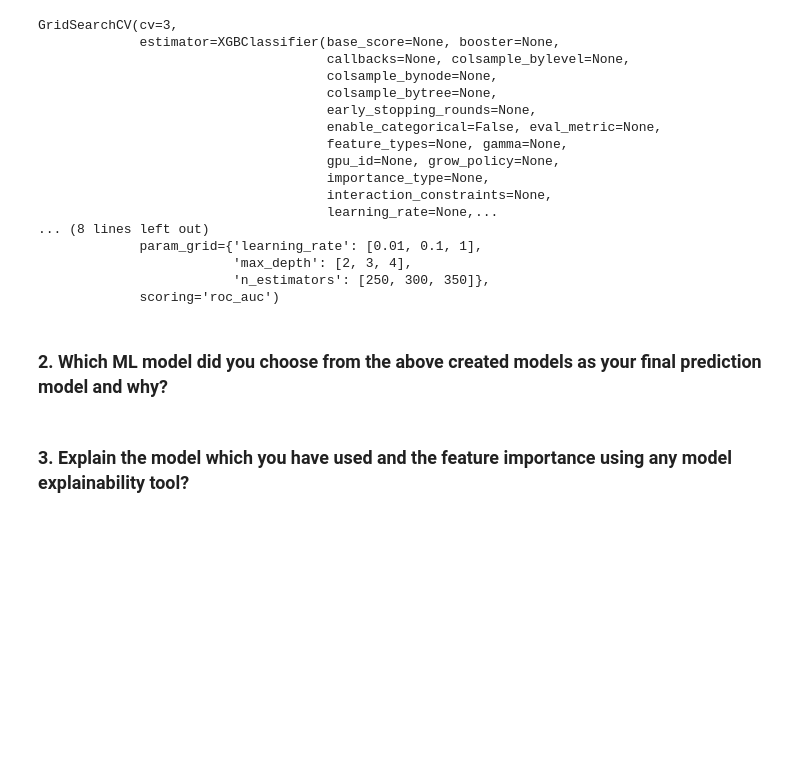
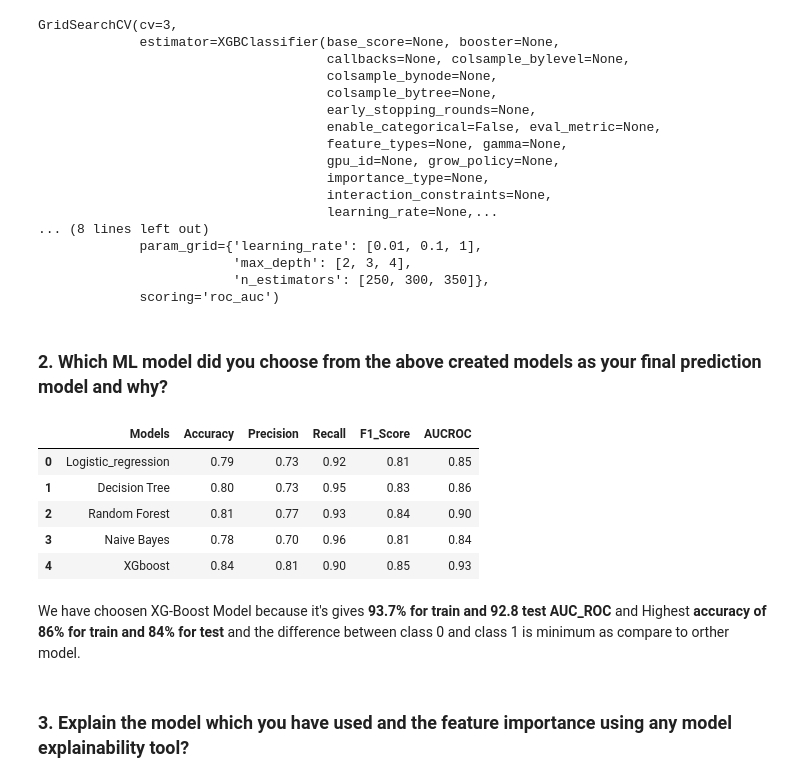
Before and after one commit to Asif-Ansari-bbl/HEALTH-INSURENCE-CROSS-SELL-PREDICTION, a Jupyter notebook: HEALTH_INSURANCE_CROSS_SELL_PREDICTION.ipynb, the cells around one changed output. Cells and saved outputs as stored; diff of their text form; code cells hidden in the pictures; blank space fills up the shorter version.

```diff
--- a/HEALTH_INSURANCE_CROSS_SELL_PREDICTION.ipynb
+++ b/HEALTH_INSURANCE_CROSS_SELL_PREDICTION.ipynb
@@ -1606,3 +1645,33 @@ GridSearchCV(cv=3,
+# %%
+# Storing different regression metrics in order to make dataframe and compare them
+models = ["Logistic_regression","Decision Tree",'Random Forest', 'Naive Bayes',"XGboost"]
+Accuracy =  [0.79,  0.80, 0.81, 0.78, 0.84]
+Precision = [0.73,  0.73, 0.77, 0.70, 0.81]
+Recall =    [0.92,  0.95, 0.93, 0.96, 0.90]
+F1_Score=   [0.81,  0.83, 0.84, 0.81, 0.85]
+AUCROC =    [0.85,  0.86, 0.90, 0.84, 0.93]
+
+# Create dataframe from the lists
+data = {'Models': models,
+        'Accuracy' : Accuracy,
+        'Precision': Precision,
+        'Recall': Recall,
+        'F1_Score': F1_Score,
+        'AUCROC': AUCROC,
+       }
+metric_df = pd.DataFrame(data)
+
+# Printing dataframe
+metric_df
+# %% [output]
+|  | Models | Accuracy | Precision | Recall | F1_Score | AUCROC |
+| 0 | Logistic_regression | 0.79 | 0.73 | 0.92 | 0.81 | 0.85 |
+| 1 | Decision Tree | 0.80 | 0.73 | 0.95 | 0.83 | 0.86 |
+| 2 | Random Forest | 0.81 | 0.77 | 0.93 | 0.84 | 0.90 |
+| 3 | Naive Bayes | 0.78 | 0.70 | 0.96 | 0.81 | 0.84 |
+| 4 | XGboost | 0.84 | 0.81 | 0.90 | 0.85 | 0.93 |
+# %% [markdown]
+We have choosen XG-Boost Model because it's gives **93.7% for train and 92.8 test AUC_ROC** and Highest **accuracy of 86% for train and 84% for test** and the difference between class 0 and class 1  is minimum as compare to orther model.
 # %% [markdown]
 ### 3. Explain the model which you have used and the feature importance using any model explainability tool?
 # %% [markdown]
```
Also changed, not shown: parts of 17 cells of this notebook.
